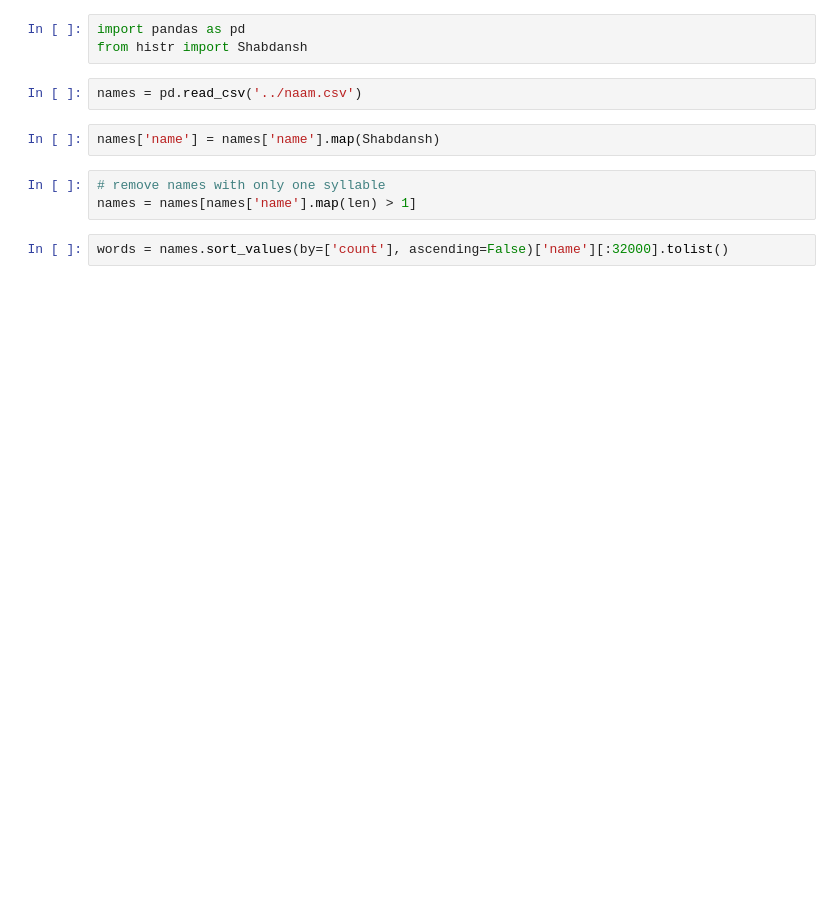
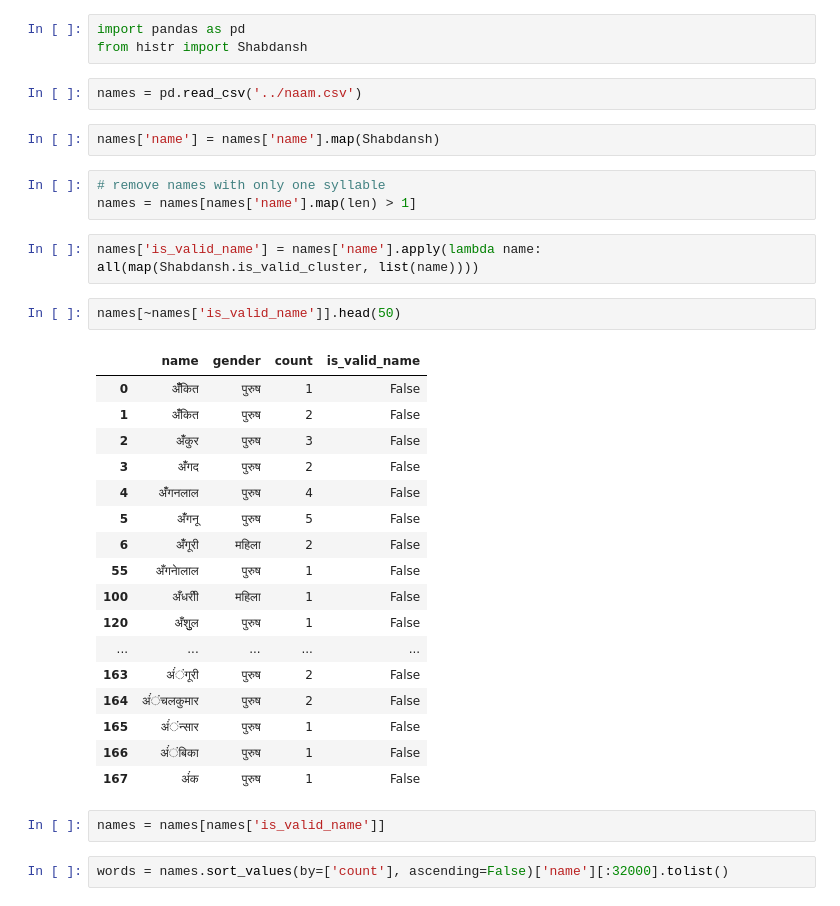
Before and after one commit to amankhandelia/naam, a Jupyter notebook: notebooks/makemore_part1_bigrams.ipynb, the cells around one changed output. Saved outputs shown, nothing was run; the diff lists cells and outputs as text; blank space fills up the shorter version.

```diff
--- a/notebooks/makemore_part1_bigrams.ipynb
+++ b/notebooks/makemore_part1_bigrams.ipynb
@@ -8,5 +8,29 @@ names['name'] = names['name'].map(Shabdansh)
 # %%
 # remove names with only one syllable
 names = names[names['name'].map(len) > 1]
+# %%
+names['is_valid_name'] = names['name'].apply(lambda name: all(map(Shabdansh.is_valid_cluster, list(name))))
+# %%
+names[~names['is_valid_name']].head(50)
+# %% [output]
+|  | name | gender | count | is_valid_name |
+| 0 | अँँकित | पुरुष | 1 | False |
+| 1 | अँंकित | पुरुष | 2 | False |
+| 2 | अँंकुर | पुरुष | 3 | False |
+| 3 | अँंगद | पुरुष | 2 | False |
+| 4 | अँंगनलाल | पुरुष | 4 | False |
+| 5 | अँंगनू | पुरुष | 5 | False |
+| 6 | अँंगूरी | महिला | 2 | False |
+| 55 | अँगनेालाल | पुरुष | 1 | False |
+| 100 | अँधरीी | महिला | 1 | False |
+| 120 | अँशुुल | पुरुष | 1 | False |
+| ... | ... | ... | ... | ... |
+| 163 | अंंंगूरी | पुरुष | 2 | False |
+| 164 | अंंंचलकुमार | पुरुष | 2 | False |
+| 165 | अंंंन्सार | पुरुष | 1 | False |
+| 166 | अंंंबिका | पुरुष | 1 | False |
+| 167 | अंंक | पुरुष | 1 | False |
+# %%
+names = names[names['is_valid_name']]
 # %%
 words = names.sort_values(by=['count'], ascending=False)['name'][:32000].tolist()
```
Also changed, not shown: parts of 41 cells of this notebook.
